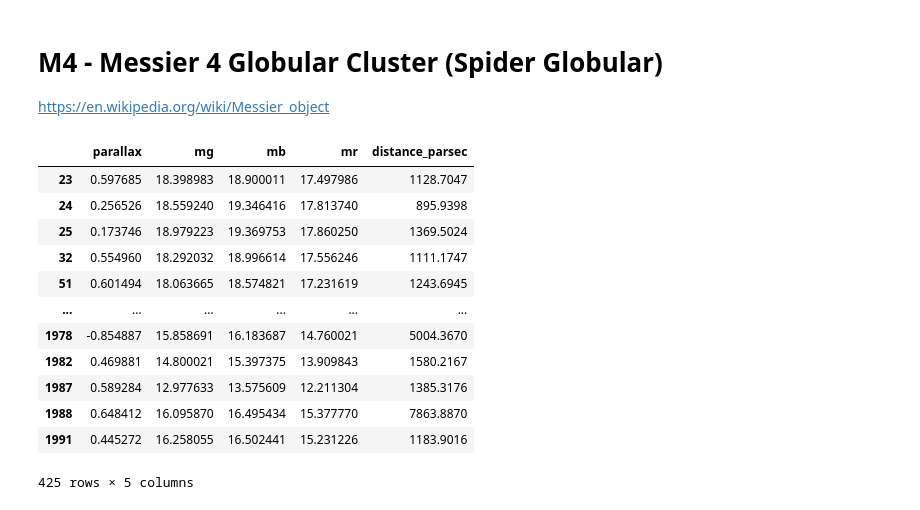
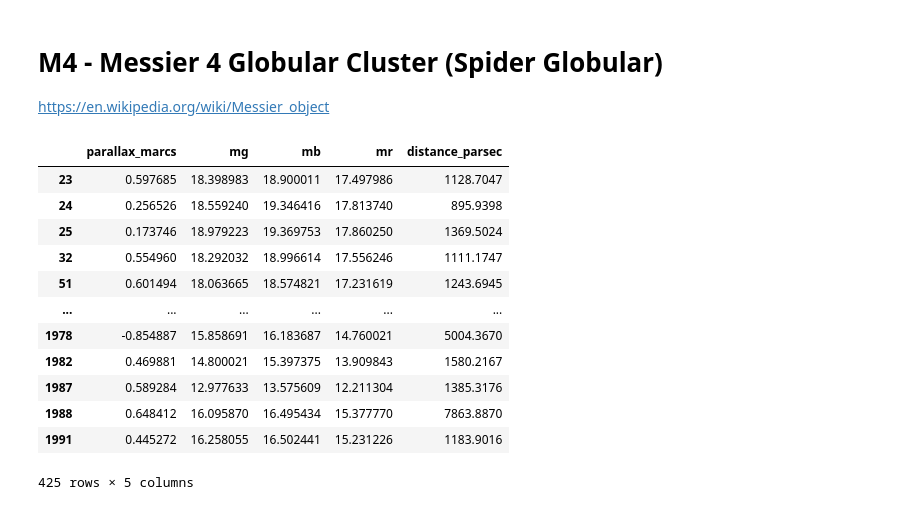
Before and after one commit to Pmcslarrow/FinalCosmos, a Jupyter notebook: cluster.ipynb, the cells around one changed output. Cells and saved outputs as stored; diff of their text form; code cells hidden in the pictures.

```diff
--- a/cluster.ipynb
+++ b/cluster.ipynb
@@ -4,25 +4,26 @@ https://en.wikipedia.org/wiki/Messier_object
 # %%
 import pandas as pd
 import matplotlib.pyplot as plt
 import numpy as np
 
 df = pd.read_csv('m4.csv')
 df = df[[
     'parallax',
     'phot_g_mean_mag',
     'phot_bp_mean_mag',
     'phot_rp_mean_mag',
     'distance_gspphot'
 ]].rename(columns={
+    'parallax': 'parallax_marcs',
     'phot_g_mean_mag' : 'mg',
     'phot_bp_mean_mag': 'mb',
     'phot_rp_mean_mag': 'mr',
     'distance_gspphot': 'distance_parsec'
 })
 df.dropna(inplace=True)
 df
 # %% [output]
-|  | parallax | mg | mb | mr | distance_parsec |
+|  | parallax_marcs | mg | mb | mr | distance_parsec |
 | 23 | 0.597685 | 18.398983 | 18.900011 | 17.497986 | 1128.7047 |
 | 24 | 0.256526 | 18.559240 | 19.346416 | 17.813740 | 895.9398 |
 | 25 | 0.173746 | 18.979223 | 19.369753 | 17.860250 | 1369.5024 |
```
Also changed, not shown: parts of 2 cells of this notebook.
